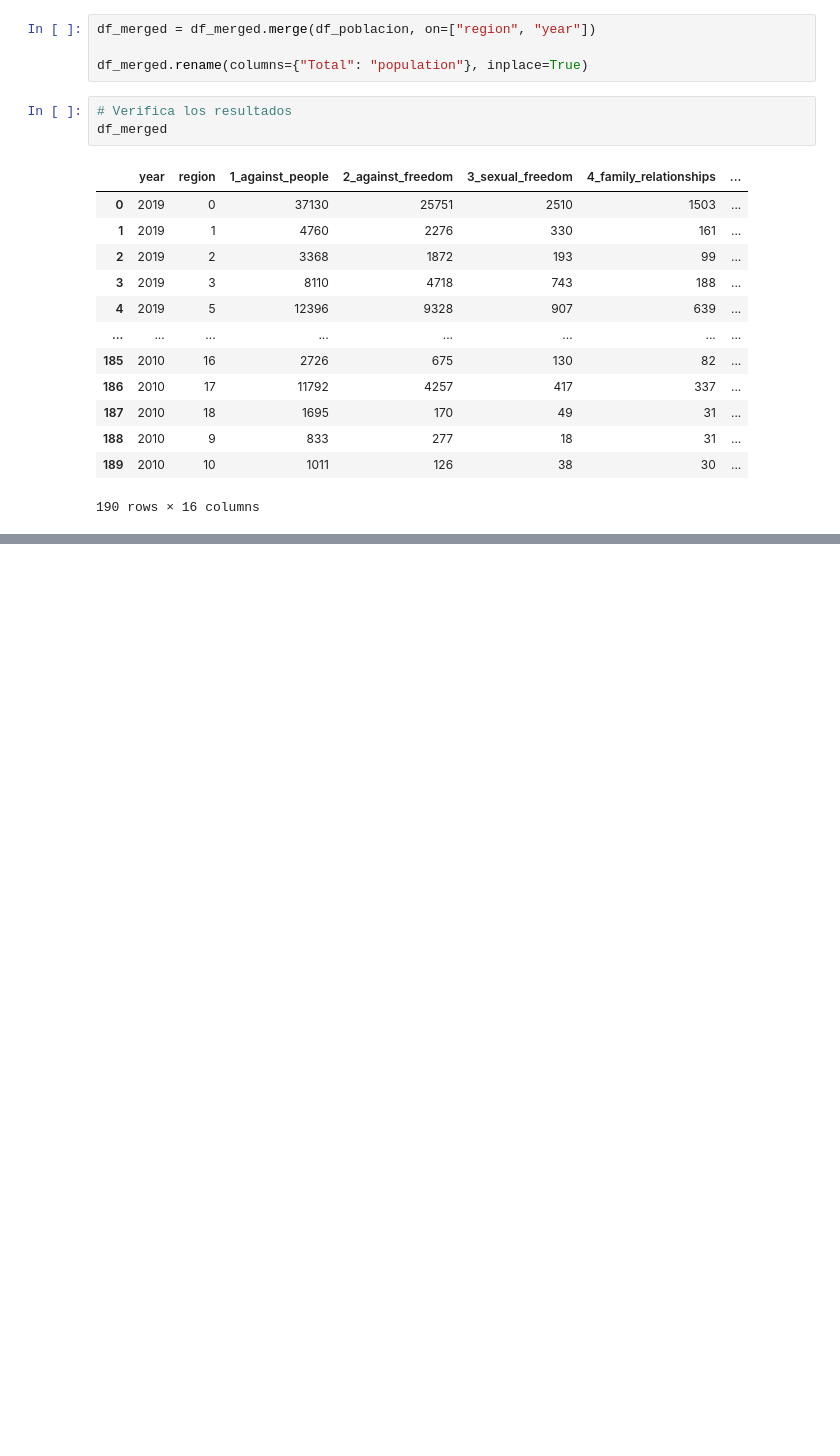
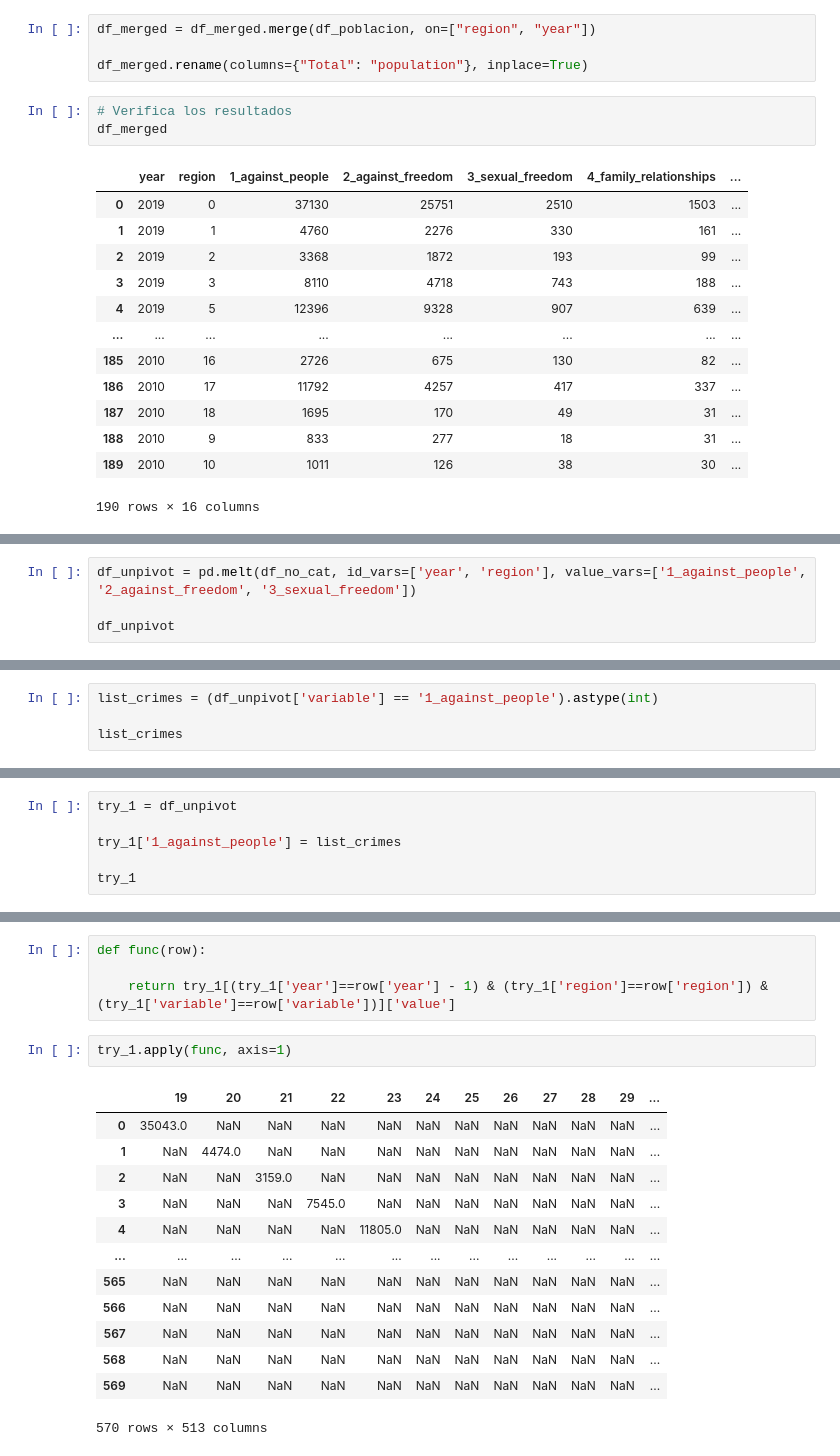
Before and after one commit to ivanalonsom/Project6, a Jupyter notebook: main.ipynb, the cells around one changed output, grey strips where cells are left out. Saved outputs shown, nothing was run; the diff lists cells and outputs as text; blank space fills up the shorter version.

Commit message:
Update the new table adding the values minus X year and the binary conception

```diff
--- a/main.ipynb
+++ b/main.ipynb
@@ -148,0 +162,4 @@ df_merged
+# %%
+df_unpivot = pd.melt(df_no_cat, id_vars=['year', 'region'], value_vars=['1_against_people', '2_against_freedom', '3_sexual_freedom'])
+
+df_unpivot
@@ -148,0 +180,4 @@ df_merged
+# %%
+list_crimes = (df_unpivot['variable'] == '1_against_people').astype(int)
+
+list_crimes
@@ -148,0 +197,6 @@ df_merged
+# %%
+try_1 = df_unpivot
+
+try_1['1_against_people'] = list_crimes
+
+try_1
@@ -148,0 +240,20 @@ df_merged
+# %%
+def func(row):
+
+    return try_1[(try_1['year']==row['year'] - 1) & (try_1['region']==row['region']) & (try_1['variable']==row['variable'])]['value']
+# %%
+try_1.apply(func, axis=1)
+# %% [output]
+|  | 19 | 20 | 21 | 22 | 23 | 24 | 25 | 26 | 27 | 28 | 29 | ... |
+| 0 | 35043.0 | NaN | NaN | NaN | NaN | NaN | NaN | NaN | NaN | NaN | NaN | ... |
+| 1 | NaN | 4474.0 | NaN | NaN | NaN | NaN | NaN | NaN | NaN | NaN | NaN | ... |
+| 2 | NaN | NaN | 3159.0 | NaN | NaN | NaN | NaN | NaN | NaN | NaN | NaN | ... |
+| 3 | NaN | NaN | NaN | 7545.0 | NaN | NaN | NaN | NaN | NaN | NaN | NaN | ... |
+| 4 | NaN | NaN | NaN | NaN | 11805.0 | NaN | NaN | NaN | NaN | NaN | NaN | ... |
+| ... | ... | ... | ... | ... | ... | ... | ... | ... | ... | ... | ... | ... |
+| 565 | NaN | NaN | NaN | NaN | NaN | NaN | NaN | NaN | NaN | NaN | NaN | ... |
+| 566 | NaN | NaN | NaN | NaN | NaN | NaN | NaN | NaN | NaN | NaN | NaN | ... |
+| 567 | NaN | NaN | NaN | NaN | NaN | NaN | NaN | NaN | NaN | NaN | NaN | ... |
+| 568 | NaN | NaN | NaN | NaN | NaN | NaN | NaN | NaN | NaN | NaN | NaN | ... |
+| 569 | NaN | NaN | NaN | NaN | NaN | NaN | NaN | NaN | NaN | NaN | NaN | ... |
+570 rows × 513 columns
```
Also changed, not shown: parts of 14 cells of this notebook, 3 other files.
